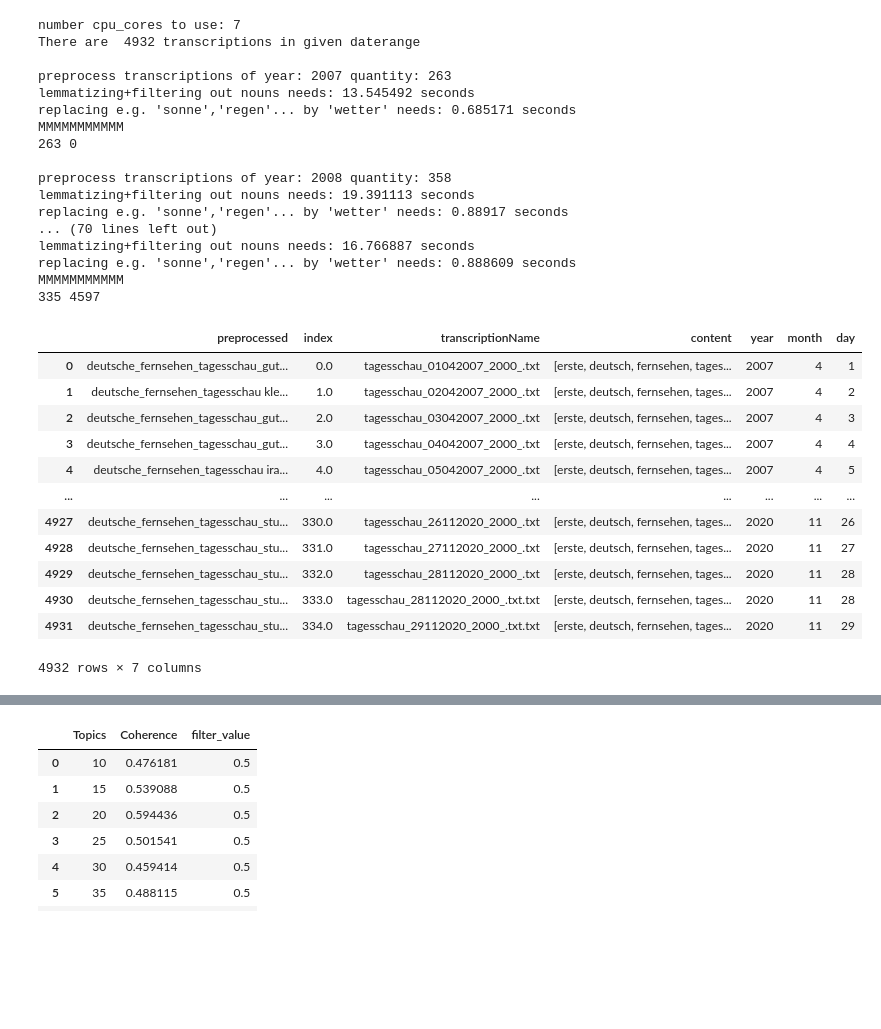
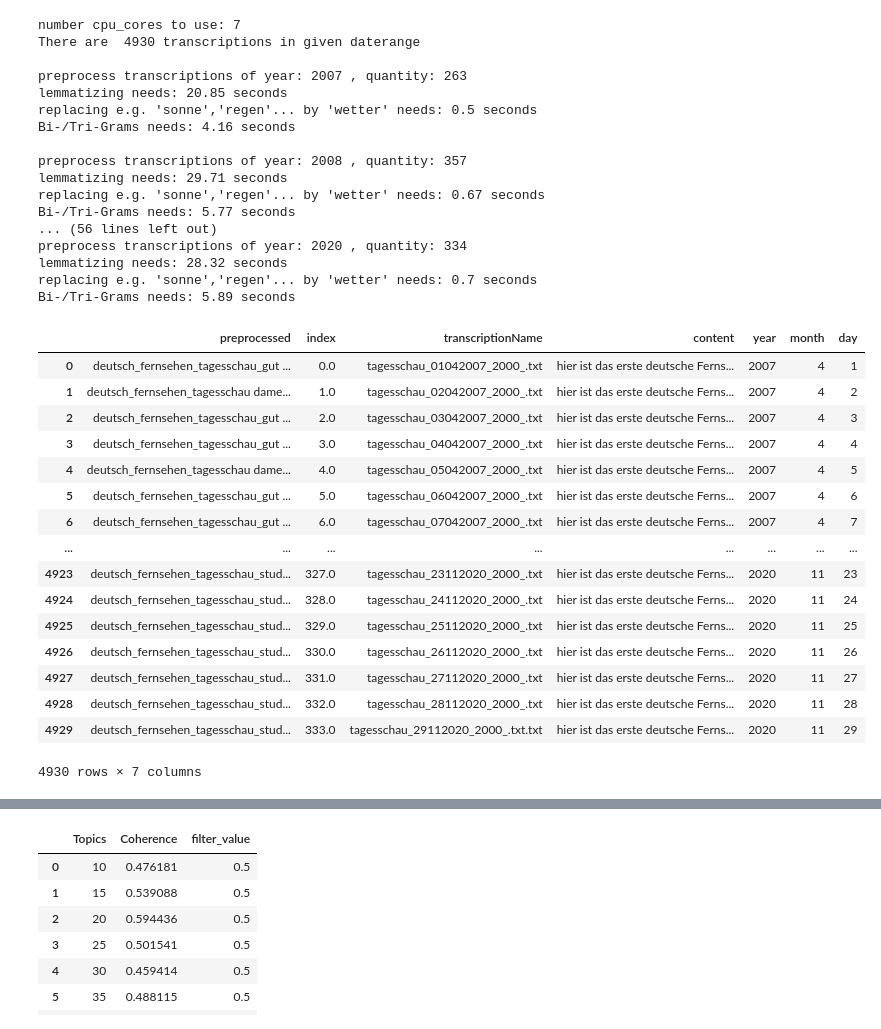
Before and after one commit to timurbachschi/Topic-Analysis-for-Tagesschau-data, a Jupyter notebook: topicModeling.ipynb, the cells around one changed output, grey strips where cells are left out. Drawn from its saved outputs; the diff is of its cells as text; code cells hidden in the pictures; blank space fills up the shorter version.

Commit message:
updated to correctly working preprocessing

```diff
--- a/topicModeling.ipynb
+++ b/topicModeling.ipynb
@@ -253,5 +248,5 @@ done
 # %%
-#%%time
+%%time
 ################### preprocess data for given daterange in yearly portions for feasibility in terms of RAM usage #######################
 ################### train on whole data afterwards #############################################################################################
 #"""
@@ -270,7 +265,7 @@ for year in keys:
     years_dict[year] = []
 
 # prepare daterange of interest for lda
-daterange = pd.date_range(datetime.datetime(2006, 12, 1), datetime.datetime(2029, 1, 31))
+daterange = pd.date_range(datetime.datetime(2006, 12, 19), datetime.datetime(2021, 11, 11))
 dates_of_interest = []
 for date in daterange:
     for i in transcriptions:
@@ -285,59 +280,63 @@ for date in daterange:
                         years_dict[str(year)].append(i)
                         dates_of_interest.append(i)
 print("There are ",len(dates_of_interest),"transcriptions in given daterange")
 yearsLen = []
 # preprocess every year
 for year in years_dict.keys():
-    print("\npreprocess transcriptions of year:",year,"quantity:",len(years_dict[str(year)]))
+    print("\npreprocess transcriptions of year:",year,", quantity:",len(years_dict[str(year)]))
     if len(years_dict[str(year)]) > 0:
         yearsLen.append(len(years_dict[str(year)]))
     if len(years_dict[str(year)]) == 0:
         print("no transcription for year:",year)
         continue
     start = datetime.datetime.now()
     transcriptions = years_dict[str(year)]
-    df_processed,df1 = preprocess_transcriptions(transcriptions,number_cpu_cores=n_cpu_cores)
-    print(len(df_processed['preprocessed']),len(df_all_processed['preprocessed']))
+    df_processed = preprocess_transcriptions(transcriptions,number_cpu_cores=n_cpu_cores)
+    #print(len(df_processed['preprocessed']),len(df_all_processed['preprocessed']))
     df_all_processed = pd.concat([df_all_processed,df_processed],ignore_index=True)
 
 
 display(df_all_processed)
 
 print("len of df:",len(df_all_processed))
 
 print("yearsLen:",yearsLen)
 
 df_all_processed.to_csv("/home/sim/all/Master/Forschungspraktikum/Tagesschau/ldas/df.csv",sep=',',index=False)
 
 print("\ndone")
 # %% [output]
 number cpu_cores to use: 7
-There are  4932 transcriptions in given daterange
+There are  4930 transcriptions in given daterange
 
-preprocess transcriptions of year: 2007 quantity: 263
-lemmatizing+filtering out nouns needs: 13.545492 seconds
-replacing e.g. 'sonne','regen'... by 'wetter' needs: 0.685171 seconds
-MMMMMMMMMMM
-263 0
+preprocess transcriptions of year: 2007 , quantity: 263
+lemmatizing needs: 20.85 seconds
+replacing e.g. 'sonne','regen'... by 'wetter' needs: 0.5 seconds
+Bi-/Tri-Grams needs: 4.16 seconds
 
-preprocess transcriptions of year: 2008 quantity: 358
-lemmatizing+filtering out nouns needs: 19.391113 seconds
-replacing e.g. 'sonne','regen'... by 'wetter' needs: 0.88917 seconds
-... (70 lines left out)
-lemmatizing+filtering out nouns needs: 16.766887 seconds
-replacing e.g. 'sonne','regen'... by 'wetter' needs: 0.888609 seconds
-MMMMMMMMMMM
-335 4597
+preprocess transcriptions of year: 2008 , quantity: 357
+lemmatizing needs: 29.71 seconds
+replacing e.g. 'sonne','regen'... by 'wetter' needs: 0.67 seconds
+Bi-/Tri-Grams needs: 5.77 seconds
+... (56 lines left out)
+preprocess transcriptions of year: 2020 , quantity: 334
+lemmatizing needs: 28.32 seconds
+replacing e.g. 'sonne','regen'... by 'wetter' needs: 0.7 seconds
+Bi-/Tri-Grams needs: 5.89 seconds
 |  | preprocessed | index | transcriptionName | content | year | month | day |
-| 0 | deutsche_fernsehen_tagesschau_gut... | 0.0 | tagesschau_01042007_2000_.txt | [erste, deutsch, fernsehen, tages... | 2007 | 4 | 1 |
-| 1 | deutsche_fernsehen_tagesschau kle... | 1.0 | tagesschau_02042007_2000_.txt | [erste, deutsch, fernsehen, tages... | 2007 | 4 | 2 |
-| 2 | deutsche_fernsehen_tagesschau_gut... | 2.0 | tagesschau_03042007_2000_.txt | [erste, deutsch, fernsehen, tages... | 2007 | 4 | 3 |
-| 3 | deutsche_fernsehen_tagesschau_gut... | 3.0 | tagesschau_04042007_2000_.txt | [erste, deutsch, fernsehen, tages... | 2007 | 4 | 4 |
-| 4 | deutsche_fernsehen_tagesschau ira... | 4.0 | tagesschau_05042007_2000_.txt | [erste, deutsch, fernsehen, tages... | 2007 | 4 | 5 |
+| 0 | deutsch_fernsehen_tagesschau_gut ... | 0.0 | tagesschau_01042007_2000_.txt | hier ist das erste deutsche Ferns... | 2007 | 4 | 1 |
+| 1 | deutsch_fernsehen_tagesschau dame... | 1.0 | tagesschau_02042007_2000_.txt | hier ist das erste deutsche Ferns... | 2007 | 4 | 2 |
+| 2 | deutsch_fernsehen_tagesschau_gut ... | 2.0 | tagesschau_03042007_2000_.txt | hier ist das erste deutsche Ferns... | 2007 | 4 | 3 |
+| 3 | deutsch_fernsehen_tagesschau_gut ... | 3.0 | tagesschau_04042007_2000_.txt | hier ist das erste deutsche Ferns... | 2007 | 4 | 4 |
+| 4 | deutsch_fernsehen_tagesschau dame... | 4.0 | tagesschau_05042007_2000_.txt | hier ist das erste deutsche Ferns... | 2007 | 4 | 5 |
+| 5 | deutsch_fernsehen_tagesschau_gut ... | 5.0 | tagesschau_06042007_2000_.txt | hier ist das erste deutsche Ferns... | 2007 | 4 | 6 |
+| 6 | deutsch_fernsehen_tagesschau_gut ... | 6.0 | tagesschau_07042007_2000_.txt | hier ist das erste deutsche Ferns... | 2007 | 4 | 7 |
 | ... | ... | ... | ... | ... | ... | ... | ... |
-| 4927 | deutsche_fernsehen_tagesschau_stu... | 330.0 | tagesschau_26112020_2000_.txt | [erste, deutsch, fernsehen, tages... | 2020 | 11 | 26 |
-| 4928 | deutsche_fernsehen_tagesschau_stu... | 331.0 | tagesschau_27112020_2000_.txt | [erste, deutsch, fernsehen, tages... | 2020 | 11 | 27 |
-| 4929 | deutsche_fernsehen_tagesschau_stu... | 332.0 | tagesschau_28112020_2000_.txt | [erste, deutsch, fernsehen, tages... | 2020 | 11 | 28 |
-| 4930 | deutsche_fernsehen_tagesschau_stu... | 333.0 | tagesschau_28112020_2000_.txt.txt | [erste, deutsch, fernsehen, tages... | 2020 | 11 | 28 |
-| 4931 | deutsche_fernsehen_tagesschau_stu... | 334.0 | tagesschau_29112020_2000_.txt.txt | [erste, deutsch, fernsehen, tages... | 2020 | 11 | 29 |
+| 4923 | deutsch_fernsehen_tagesschau_stud... | 327.0 | tagesschau_23112020_2000_.txt | hier ist das erste deutsche Ferns... | 2020 | 11 | 23 |
+| 4924 | deutsch_fernsehen_tagesschau_stud... | 328.0 | tagesschau_24112020_2000_.txt | hier ist das erste deutsche Ferns... | 2020 | 11 | 24 |
+| 4925 | deutsch_fernsehen_tagesschau_stud... | 329.0 | tagesschau_25112020_2000_.txt | hier ist das erste deutsche Ferns... | 2020 | 11 | 25 |
+| 4926 | deutsch_fernsehen_tagesschau_stud... | 330.0 | tagesschau_26112020_2000_.txt | hier ist das erste deutsche Ferns... | 2020 | 11 | 26 |
+| 4927 | deutsch_fernsehen_tagesschau_stud... | 331.0 | tagesschau_27112020_2000_.txt | hier ist das erste deutsche Ferns... | 2020 | 11 | 27 |
+| 4928 | deutsch_fernsehen_tagesschau_stud... | 332.0 | tagesschau_28112020_2000_.txt | hier ist das erste deutsche Ferns... | 2020 | 11 | 28 |
+| 4929 | deutsch_fernsehen_tagesschau_stud... | 333.0 | tagesschau_29112020_2000_.txt.txt | hier ist das erste deutsche Ferns... | 2020 | 11 | 29 |
-4932 rows × 7 columns
+4930 rows × 7 columns
```
Also changed, not shown: parts of 16 cells of this notebook.
